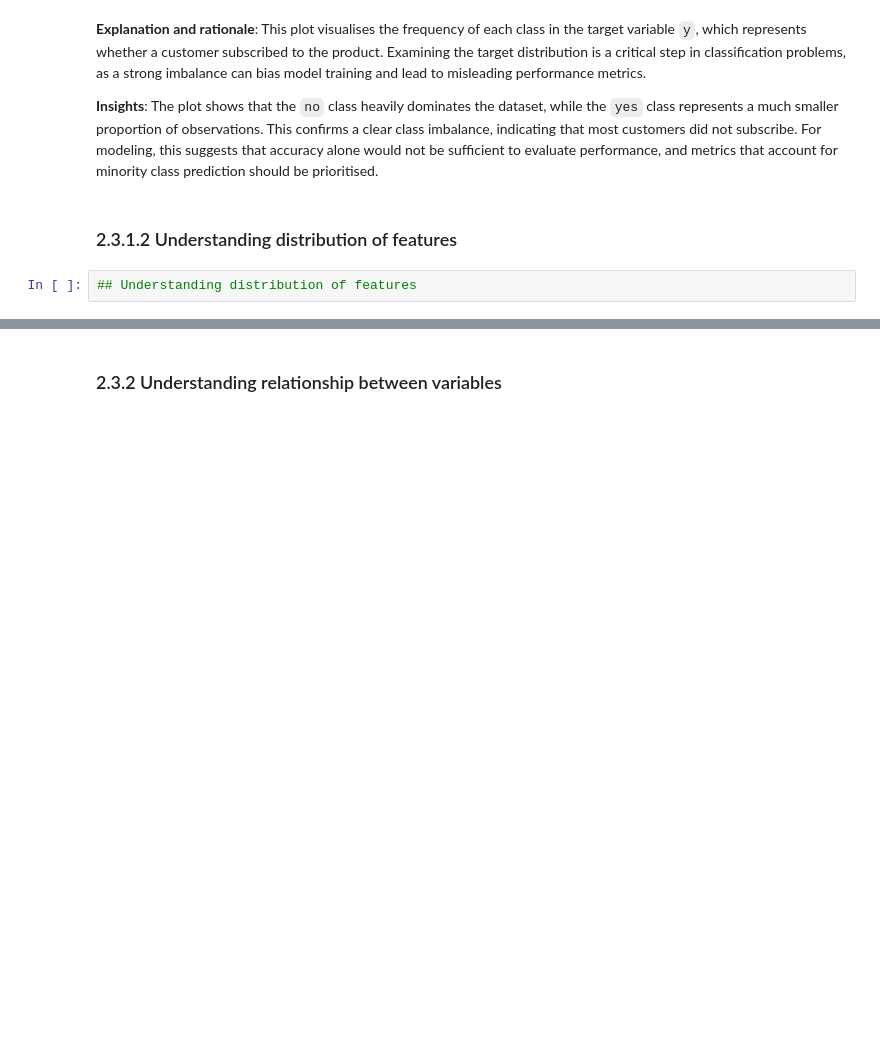
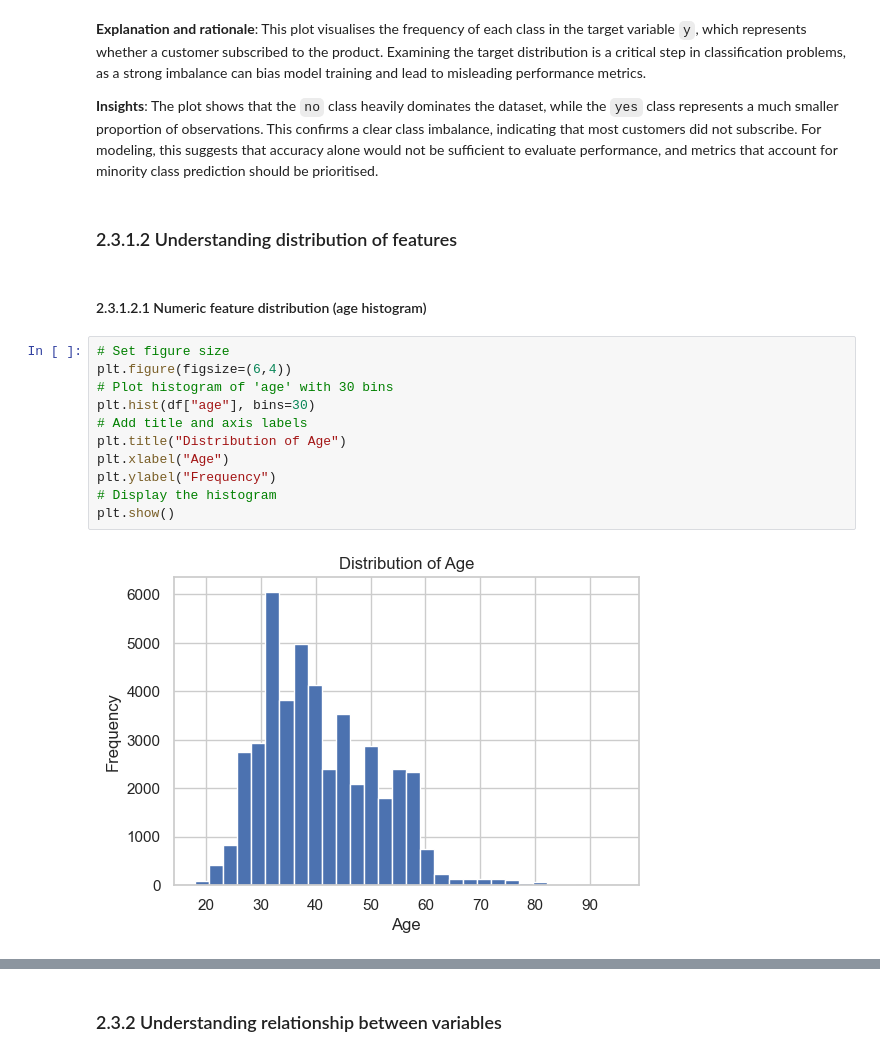
Before and after one commit to 2401496A/bank-marketing-data-analysis-project, a Jupyter notebook: MLDP Program Codes Submission Template (1).ipynb, the cells around one changed output, grey strips where cells are left out. Cells and saved outputs as stored; diff of their text form; blank space fills up the shorter version.

Commit message:
Added histogram visualisation for numeric feature 'age' for 2.3.1.2.1

```diff
--- a/MLDP Program Codes Submission Template (1).ipynb
+++ b/MLDP Program Codes Submission Template (1).ipynb
@@ -238,5 +242,18 @@ This plot visualises the frequency of each class in the target variable `y`, whi
 The plot shows that the `no` class heavily dominates the dataset, while the `yes` class represents a much smaller proportion of observations. This confirms a clear class imbalance, indicating that most customers did not subscribe. For modeling, this suggests that accuracy alone would not be sufficient to evaluate performance, and metrics that account for minority class prediction should be prioritised.
 # %% [markdown]
 ### 2.3.1.2 Understanding distribution of features
+# %% [markdown]
+#### 2.3.1.2.1 Numeric feature distribution (age histogram)
 # %%
-## Understanding distribution of features
+# Set figure size
+plt.figure(figsize=(6,4))
+# Plot histogram of 'age' with 30 bins
+plt.hist(df["age"], bins=30)
+# Add title and axis labels
+plt.title("Distribution of Age")
+plt.xlabel("Age")
+plt.ylabel("Frequency")
+# Display the histogram
+plt.show()
+# %% [output]
+[figure, added]
```
Also changed, not shown: parts of 2 cells of this notebook.
